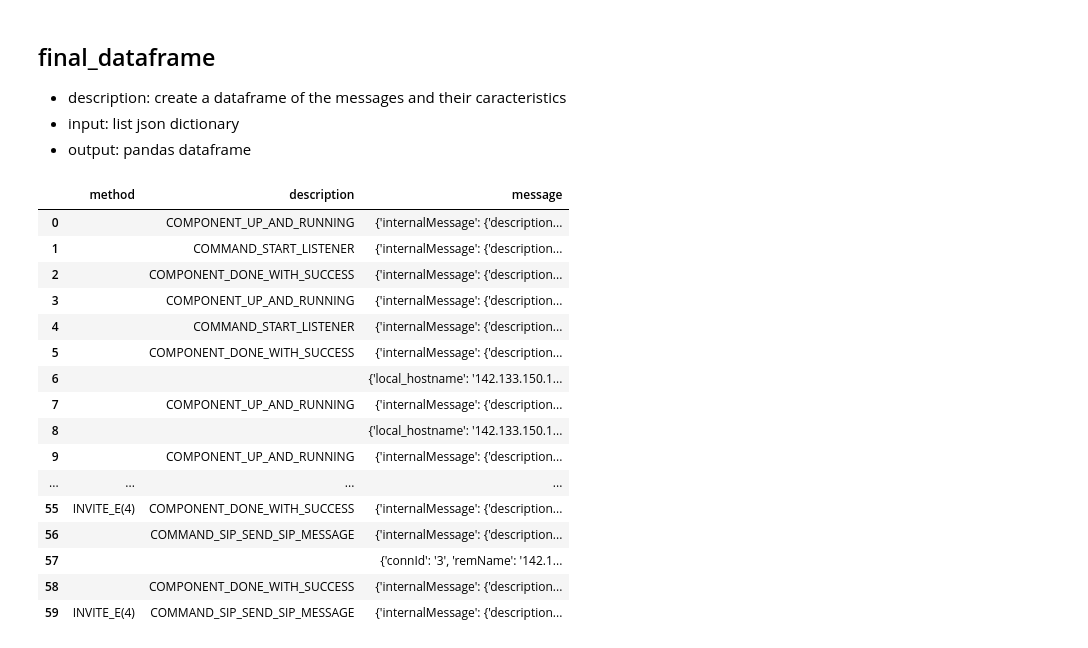
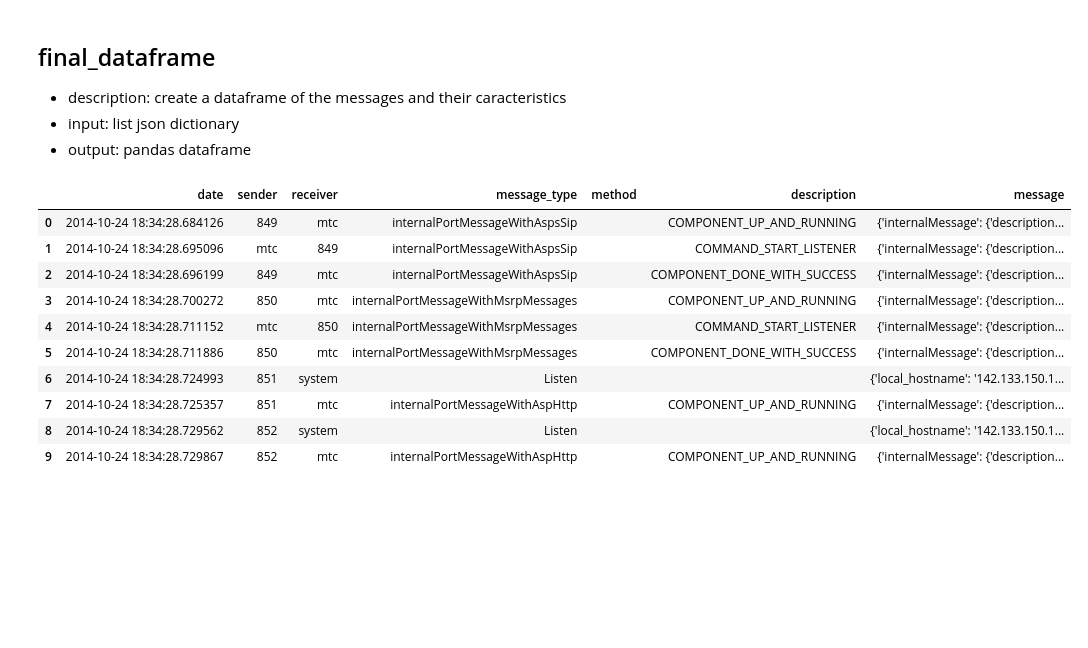
Before and after one commit to antofranrome/Agile-project-Log-analyser, a Jupyter notebook: Log_Parser/Data_Parser.ipynb, the cells around one changed output. Saved outputs shown, nothing was run; the diff lists cells and outputs as text; code cells hidden in the pictures; blank space fills up the shorter version.

```diff
--- a/Log_Parser/Data_Parser.ipynb
+++ b/Log_Parser/Data_Parser.ipynb
@@ -9,3 +12,6 @@ import json
+# %%
+TEXT_LOG_FILE_PATH = r'WCG100140020.txt'
+SAVE_XLSX_PATH = r'C:\Users\nomi8\OneDrive\Documents\Cours_BME\Agile\excel_parsed_log\parsed_log.xlsx'
 # %% [markdown]
 ## create_log_list
 - description: function which create a **python list** from the original **text file** containing the logs.
@@ -27,7 +33,7 @@ def create_log_list(log_file):
     log_list = log_list[1:]
     return log_list
 
-log_list = create_log_list('WCG100140020.txt')
+log_list = create_log_list(TEXT_LOG_FILE_PATH)
 # %% [markdown]
 ## portevent_filter
 - description: function which filter a **log list** to extract only the logs of the type **PORTEVENT** (example : 2014/Oct/24 18:34:28.666455 mtc PORTEVENT WCG10014_0020.ttcn:53(testcase:WCG100140020) Port dnsInternalPort[0] was started.)
@@ -241,7 +243,7 @@ def parse_messages(message_list):
     failed_message_to_dict = []
     for i,m in enumerate(message_list):
         try:
-            parsed_message_list.append(message_to_dict(m))
+            parsed_message_list.append((message_to_dict(m),i))
         except:
             failed_message_to_dict.append(log_format_to_json(m))
     return parsed_message_list, failed_message_to_dict
@@ -313,32 +298,30 @@ def get_description(message):
 - input: list json dictionary
 - output: pandas dataframe
 # %%
-def final_dataframe(parsed_message_list):
-    dico = {'method' : [], 'description': [], 'message': []}
-    for v in parsed_message_list:
+def final_dataframe(parsed_message_list,df):
+    dico = {'date': [], 'sender': [], 'receiver': [], 'message_type': [], 'method' : [], 'description': [], 'message': []}
+    for v,i in parsed_message_list:
+        dico['date'].append(date_format(df.date[i]))
+        dico['sender'].append(df.message_sender[i])
+        dico['receiver'].append(df.message_receiver[i])
+        dico['message_type'].append(df.message_type[i].split('.')[1])
         dico['method'].append(get_method(v))
         dico['description'].append(get_description(v))
         dico['message'].append(v)
-
     df = pd.DataFrame(dico)
     return df
-final_df = final_dataframe(parsed_message_list)
-final_df.head(60)
+
+final_df = final_dataframe(parsed_message_list,df)
+final_df.head(10)
 # %% [output]
-|  | method | description | message |
-| 0 |  | COMPONENT_UP_AND_RUNNING | {'internalMessage': {'description... |
-| 1 |  | COMMAND_START_LISTENER | {'internalMessage': {'description... |
-| 2 |  | COMPONENT_DONE_WITH_SUCCESS | {'internalMessage': {'description... |
-| 3 |  | COMPONENT_UP_AND_RUNNING | {'internalMessage': {'description... |
-| 4 |  | COMMAND_START_LISTENER | {'internalMessage': {'description... |
-| 5 |  | COMPONENT_DONE_WITH_SUCCESS | {'internalMessage': {'description... |
-| 6 |  |  | {'local_hostname': '142.133.150.1... |
-| 7 |  | COMPONENT_UP_AND_RUNNING | {'internalMessage': {'description... |
-| 8 |  |  | {'local_hostname': '142.133.150.1... |
-| 9 |  | COMPONENT_UP_AND_RUNNING | {'internalMessage': {'description... |
-| ... | ... | ... | ... |
-| 55 | INVITE_E(4) | COMPONENT_DONE_WITH_SUCCESS | {'internalMessage': {'description... |
-| 56 |  | COMMAND_SIP_SEND_SIP_MESSAGE | {'internalMessage': {'description... |
-| 57 |  |  | {'connId': '3', 'remName': '142.1... |
-| 58 |  | COMPONENT_DONE_WITH_SUCCESS | {'internalMessage': {'description... |
-| 59 | INVITE_E(4) | COMMAND_SIP_SEND_SIP_MESSAGE | {'internalMessage': {'description... |
+|  | date | sender | receiver | message_type | method | description | message |
+| 0 | 2014-10-24 18:34:28.684126 | 849 | mtc | internalPortMessageWithAspsSip |  | COMPONENT_UP_AND_RUNNING | {'internalMessage': {'description... |
+| 1 | 2014-10-24 18:34:28.695096 | mtc | 849 | internalPortMessageWithAspsSip |  | COMMAND_START_LISTENER | {'internalMessage': {'description... |
+| 2 | 2014-10-24 18:34:28.696199 | 849 | mtc | internalPortMessageWithAspsSip |  | COMPONENT_DONE_WITH_SUCCESS | {'internalMessage': {'description... |
+| 3 | 2014-10-24 18:34:28.700272 | 850 | mtc | internalPortMessageWithMsrpMessages |  | COMPONENT_UP_AND_RUNNING | {'internalMessage': {'description... |
+| 4 | 2014-10-24 18:34:28.711152 | mtc | 850 | internalPortMessageWithMsrpMessages |  | COMMAND_START_LISTENER | {'internalMessage': {'description... |
+| 5 | 2014-10-24 18:34:28.711886 | 850 | mtc | internalPortMessageWithMsrpMessages |  | COMPONENT_DONE_WITH_SUCCESS | {'internalMessage': {'description... |
+| 6 | 2014-10-24 18:34:28.724993 | 851 | system | Listen |  |  | {'local_hostname': '142.133.150.1... |
+| 7 | 2014-10-24 18:34:28.725357 | 851 | mtc | internalPortMessageWithAspHttp |  | COMPONENT_UP_AND_RUNNING | {'internalMessage': {'description... |
+| 8 | 2014-10-24 18:34:28.729562 | 852 | system | Listen |  |  | {'local_hostname': '142.133.150.1... |
+| 9 | 2014-10-24 18:34:28.729867 | 852 | mtc | internalPortMessageWithAspHttp |  | COMPONENT_UP_AND_RUNNING | {'internalMessage': {'description... |
```
Also changed, not shown: parts of 12 cells of this notebook, 2 other files.
